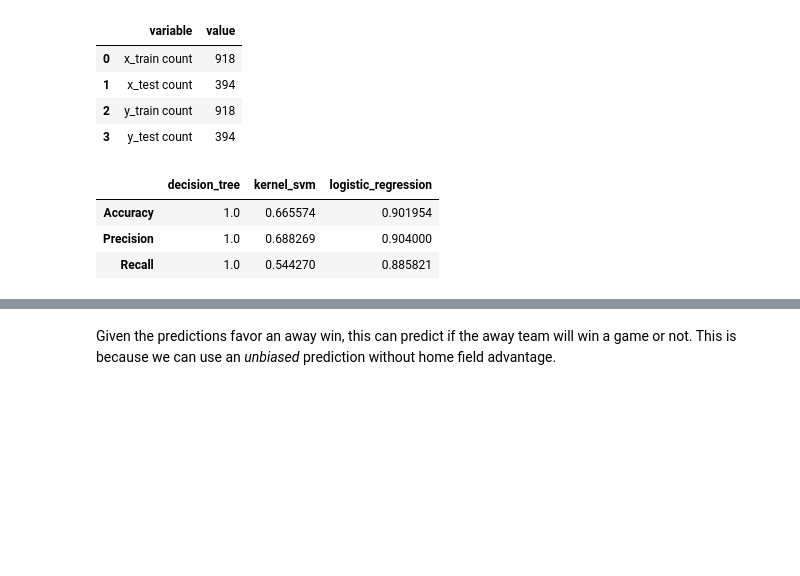
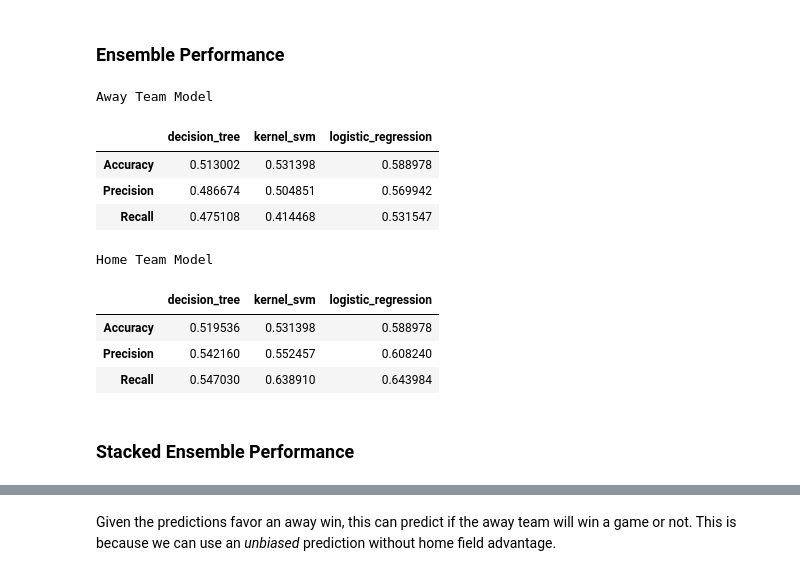
Before and after one commit to RyanSchraeder/StanleyCupPredictions, a Jupyter notebook: src/notebooks/model.ipynb, the cells around one changed output, grey strips where cells are left out. Drawn from its saved outputs; the diff is of its cells as text; code cells hidden in the pictures; blank space fills up the shorter version.

```diff
--- a/src/notebooks/model.ipynb
+++ b/src/notebooks/model.ipynb
@@ -41,28 +44,20 @@ categorical_df = pd.read_csv(os.path.join(path, 'categorical_teams_set.csv'))
 # %%
 # Game Outcome Predictors
 
-x = classification_df.loc[:, classification_df.columns != 'outcome']
-y = classification_df['outcome']
+x = classification_df.loc[:, (classification_df.columns != 'outcome') & (classification_df.columns != 'home_wins')]
+y_away = classification_df['outcome'] # predicting away wins
+y_home = classification_df['home_wins'] # predicting home wins
+
+# Impute missing values
+# imputer = KNNImputer(n_neighbors=2)
+# x = imputer.fit_transform(x)
+# y = imputer.fit_transform(y)
 
 # Creating the Train and Test Split
 
 # Use a train and test split for initial training & testing
-x_train, x_test, y_train, y_test = train_test_split(x, y, test_size=0.30, random_state=42)
-
-# Length of Values
-
-pd.DataFrame({
-    "x_train count": len(x_train),
-    "x_test count":len(x_test),
-    "y_train count":len(y_train),
-    "y_test count":len(y_test)
-},index=[0]).melt()
+x_away_train, x_away_test, y_away_train, y_away_test = train_test_split(x, y_away, test_size=0.30, random_state=42)
+x_home_train, x_home_test, y_home_train, y_home_test = train_test_split(x, y_home, test_size=0.30, random_state=42)
-# %% [output]
-|  | variable | value |
-| 0 | x_train count | 918 |
-| 1 | x_test count | 394 |
-| 2 | y_train count | 918 |
-| 3 | y_test count | 394 |
 # %%
 # Building, Training, and Testing the Model Stack
 ## Building each model with some fun inheritance!
@@ -142,16 +137,39 @@ models = model_development.ensemble(
     ]
 )
 models_list = list(models.items())
+# %% [markdown]
+### Ensemble Performance
 # %%
 ## Process, Train, Evaluate
 
-summary = model_development.evaluate_ensemble(models, x_train, y_train, x_test)
-summary = pd.DataFrame.from_records(summary)
-summary
+# AWAY
+away_summary = model_development.evaluate_ensemble(models, x_away_train, y_away_train, x_away_test)
+away_summary = pd.DataFrame.from_records(away_summary)
+
+# HOME
+home_summary = model_development.evaluate_ensemble(models, x_home_train, y_home_train, x_home_test)
+home_summary = pd.DataFrame.from_records(home_summary)
+
+def styler(df1, df2):
+    """ SOURCE: https://www.thiscodeworks.com/display-two-dataframes-side-by-side-html-pandas-python-visualization/619285b06f88d700157a60d7 """
+
+    df1_styler = df1.style.set_table_attributes("style='display:inline'").set_caption('Away Team Model')
+    df2_styler = df2.style.set_table_attributes("style='display:inline'").set_caption('Home Team Model')
+    return display_html(df1_styler._repr_html_() + df2_styler._repr_html_(), raw=True)
+
+styler(away_summary, home_summary)
 # %% [output]
+Away Team Model
 |  | decision_tree | kernel_svm | logistic_regression |
-| Accuracy | 1.0 | 0.665574 | 0.901954 |
-| Precision | 1.0 | 0.688269 | 0.904000 |
-| Recall | 1.0 | 0.544270 | 0.885821 |
+| Accuracy | 0.513002 | 0.531398 | 0.588978 |
+| Precision | 0.486674 | 0.504851 | 0.569942 |
+| Recall | 0.475108 | 0.414468 | 0.531547 |
+Home Team Model
+|  | decision_tree | kernel_svm | logistic_regression |
+| Accuracy | 0.519536 | 0.531398 | 0.588978 |
+| Precision | 0.542160 | 0.552457 | 0.608240 |
+| Recall | 0.547030 | 0.638910 | 0.643984 |
+# %% [markdown]
+### Stacked Ensemble Performance
 # %%
 # Training and Implementing the Stacking Model
```
Also changed, not shown: parts of 12 cells of this notebook, 11 other files.
